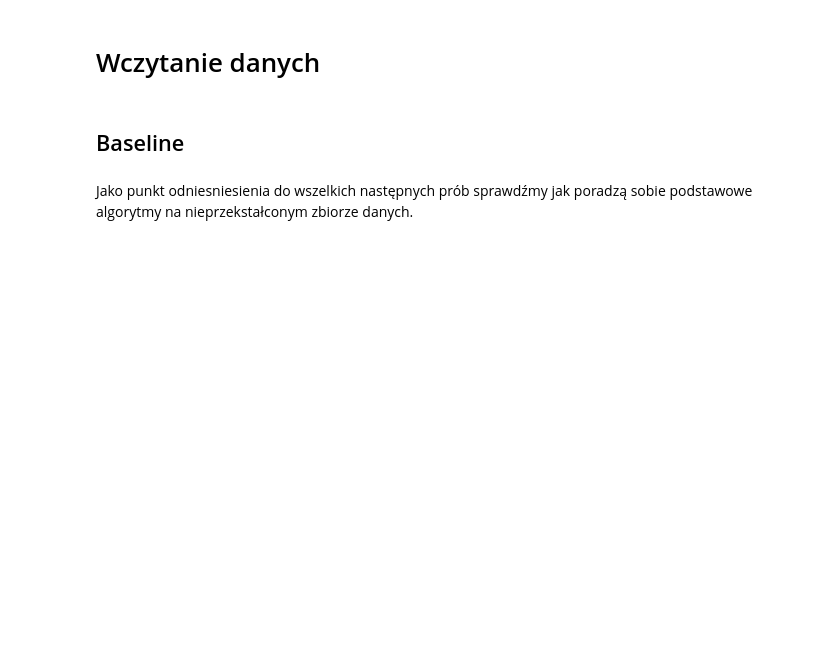
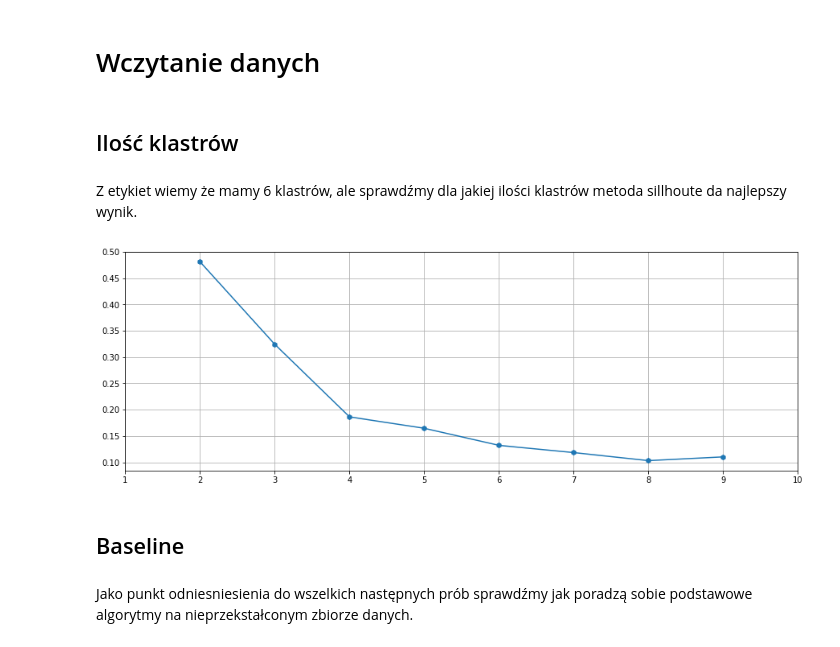
Before and after one commit to okcze/WUM-project-1, a Jupyter notebook: Projekt2/Feature_engineering.ipynb, the cells around one changed output. Drawn from its saved outputs; the diff is of its cells as text; code cells hidden in the pictures; blank space fills up the shorter version.

```diff
--- a/Projekt2/Feature_engineering.ipynb
+++ b/Projekt2/Feature_engineering.ipynb
@@ -36,8 +35,24 @@ proper = list()
 for i in range(len(data.columns)):
     proper.append(data.columns[i][0])
 data.columns = proper
-k = 6
+
 data.reset_index(inplace=True,drop=True)
+# %% [markdown]
+## Ilość klastrów
+# %% [markdown]
+Z etykiet wiemy że mamy 6 klastrów, ale sprawdźmy dla jakiej ilości klastrów metoda sillhoute da najlepszy wynik.
+# %%
+scors = []
+for k in range(2, 10):
+    met = KMeans(k)
+    label = met.fit_predict(data)
+    scors.append(silhouette_score(data,label))
+fig = plt.figure(figsize=(15, 5))
+plt.plot(range(2, 10), scors,marker='h')
+plt.xticks(np.arange(1,11, 1))
+plt.grid(True)
+# %% [output]
+[figure, added]
 # %% [markdown]
 ## Baseline
 # %% [markdown]
```
Also changed, not shown: parts of 20 cells of this notebook.
